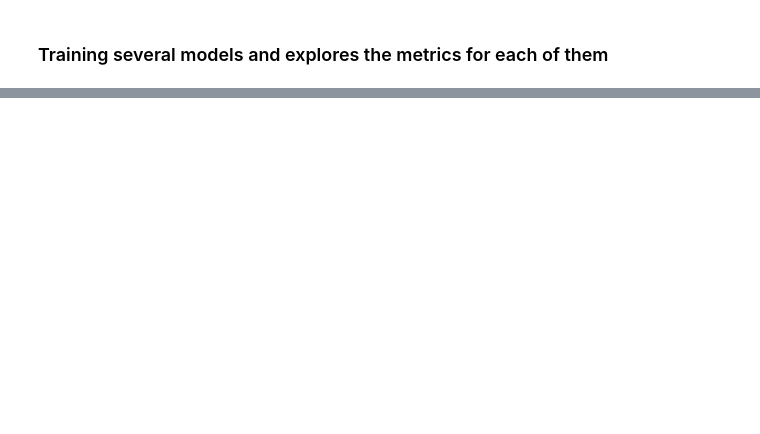
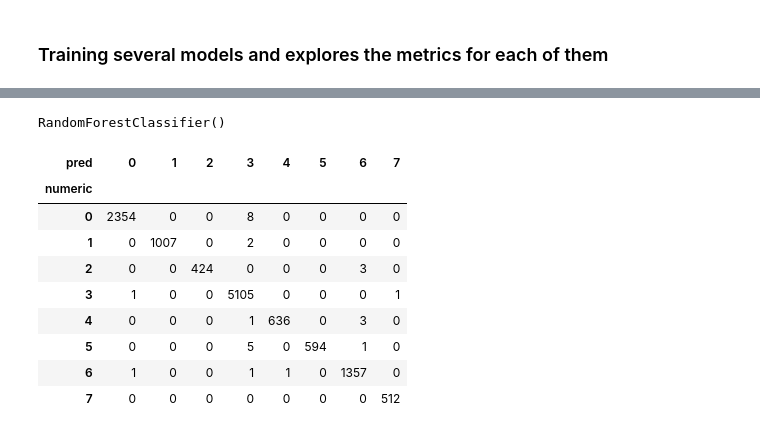
Before and after one commit to Ironhack-Data-Madrid-Febrero-2021/lab-avila-bible, a Jupyter notebook: your-code/main.ipynb, the cells around one changed output, grey strips where cells are left out. Cells and saved outputs as stored; diff of their text form; code cells hidden in the pictures; blank space fills up the shorter version.

```diff
--- a/your-code/main.ipynb
+++ b/your-code/main.ipynb
@@ -114,0 +183,8 @@ https://scikit-learn.org/stable/modules/classes.html#module-sklearn.metrics
+# %%
+for name, model in models.items():
+    y_pred = model.predict(X_test)
+    print(f"------{name}------")
+    print ("Accuracy", round(accuracy_score(y_test,y_pred),3))
+    print("Precission",round(precision_score(y_test,y_pred, average = "weighted"),3))
+    print("Recall", round(recall_score(y_test,y_pred, average = "weighted"),3))
+    print("F1_score", round(f1_score(y_test,y_pred,average= "weighted"),3))
@@ -114,0 +212,10 @@ https://scikit-learn.org/stable/modules/classes.html#module-sklearn.metrics
+# %%
+for name, model in models.items():
+    print(f"------{name}------")
+    model.fit(X_train,y_train)
+    y_pred = model.predict(X_test)
+    print(f"----Métricas----")
+    print ("Accuracy", round(accuracy_score(y_test,y_pred),3))
+    print("Precission",round(precision_score(y_test,y_pred, average = "weighted"),3))
+    print("Recall", round(recall_score(y_test,y_pred, average = "weighted"),3))
+    print("F1_score", round(f1_score(y_test,y_pred,average= "weighted"),3))
@@ -114,0 +256,20 @@ https://scikit-learn.org/stable/modules/classes.html#module-sklearn.metrics
+# %%
+r = RandomForestClassifier()
+r.fit(X_train,y_train)
+# %% [output]
+RandomForestClassifier()
+# %%
+data["pred"] = r.predict(X)
+# %%
+pd.crosstab(data.numeric, data.pred)
+# %% [output]
+| pred | 0 | 1 | 2 | 3 | 4 | 5 | 6 | 7 |
+| numeric |  |  |  |  |  |  |  |  |
+| 0 | 2354 | 0 | 0 | 8 | 0 | 0 | 0 | 0 |
+| 1 | 0 | 1007 | 0 | 2 | 0 | 0 | 0 | 0 |
+| 2 | 0 | 0 | 424 | 0 | 0 | 0 | 3 | 0 |
+| 3 | 1 | 0 | 0 | 5105 | 0 | 0 | 0 | 1 |
+| 4 | 0 | 0 | 0 | 1 | 636 | 0 | 3 | 0 |
+| 5 | 0 | 0 | 0 | 5 | 0 | 594 | 1 | 0 |
+| 6 | 1 | 0 | 0 | 1 | 1 | 0 | 1357 | 0 |
+| 7 | 0 | 0 | 0 | 0 | 0 | 0 | 0 | 512 |
```
Also changed, not shown: parts of 30 cells of this notebook.
